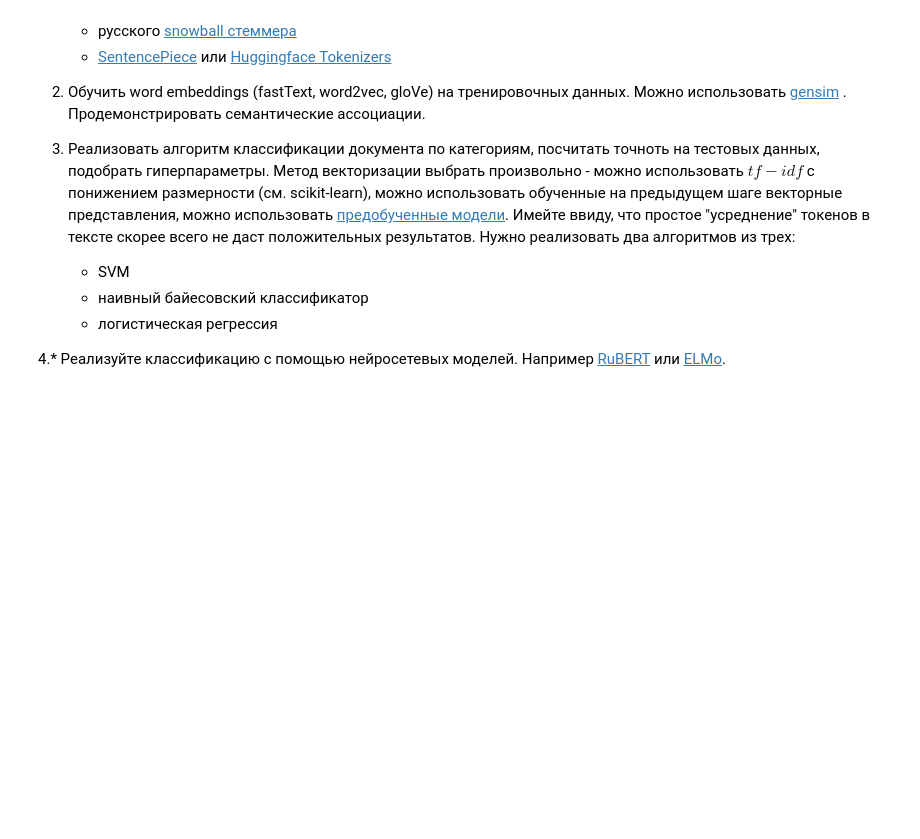
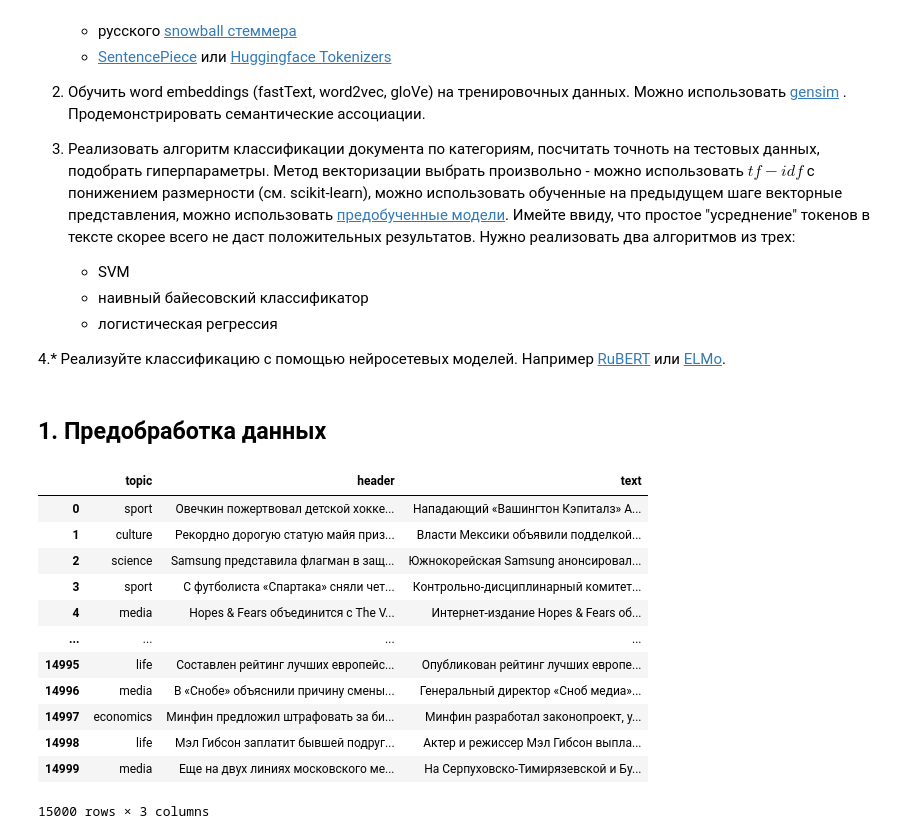
Before and after one commit to sabal202/classification-2021, a Jupyter notebook: tasks/Task_6.ipynb, the cells around one changed output. Drawn from its saved outputs; the diff is of its cells as text; code cells hidden in the pictures; blank space fills up the shorter version.

```diff
--- a/tasks/Task_6.ipynb
+++ b/tasks/Task_6.ipynb
@@ -31,0 +37,33 @@
+# %% [markdown]
+## 1. Предобработка данных
+# %%
+train = pd.read_csv(
+    "../data/news_train.txt",
+    encoding="utf-8",
+    sep="\t",
+    header=None,
+    names=["topic", "header", "text"],
+)
+test = pd.read_csv(
+    "../data/news_test.txt",
+    encoding="utf-8",
+    sep="\t",
+    header=None,
+    names=["topic", "header", "text"],
+)
+# %%
+train
+# %% [output]
+|  | topic | header | text |
+| 0 | sport | Овечкин пожертвовал детской хокке... | Нападающий «Вашингтон Кэпиталз» А... |
+| 1 | culture | Рекордно дорогую статую майя приз... | Власти Мексики объявили подделкой... |
+| 2 | science | Samsung представила флагман в защ... | Южнокорейская Samsung анонсировал... |
+| 3 | sport | С футболиста «Спартака» сняли чет... | Контрольно-дисциплинарный комитет... |
+| 4 | media | Hopes & Fears объединится с The V... | Интернет-издание Hopes & Fears об... |
+| ... | ... | ... | ... |
+| 14995 | life | Составлен рейтинг лучших европейс... | Опубликован рейтинг лучших европе... |
+| 14996 | media | В «Снобе» объяснили причину смены... | Генеральный директор «Сноб медиа»... |
+| 14997 | economics | Минфин предложил штрафовать за би... | Минфин разработал законопроект, у... |
+| 14998 | life | Мэл Гибсон заплатит бывшей подруг... | Актер и режиссер Мэл Гибсон выпла... |
+| 14999 | media | Еще на двух линиях московского ме... | На Серпуховско-Тимирязевской и Бу... |
+15000 rows × 3 columns
```
Also changed, not shown: parts of 36 cells of this notebook, 3 other files.
